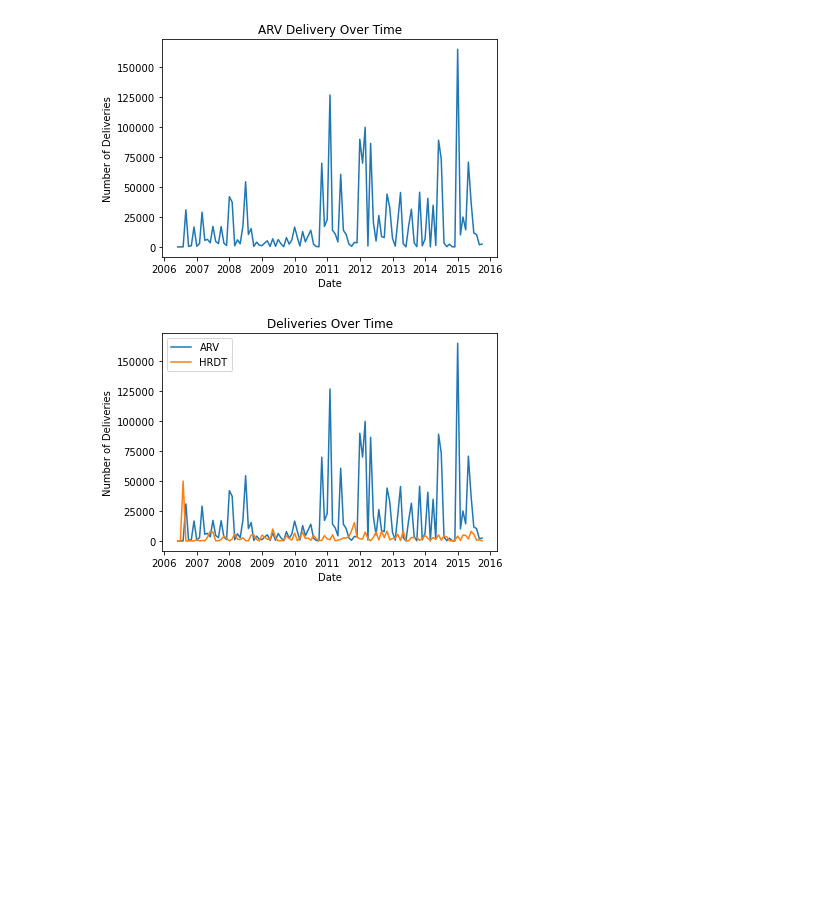
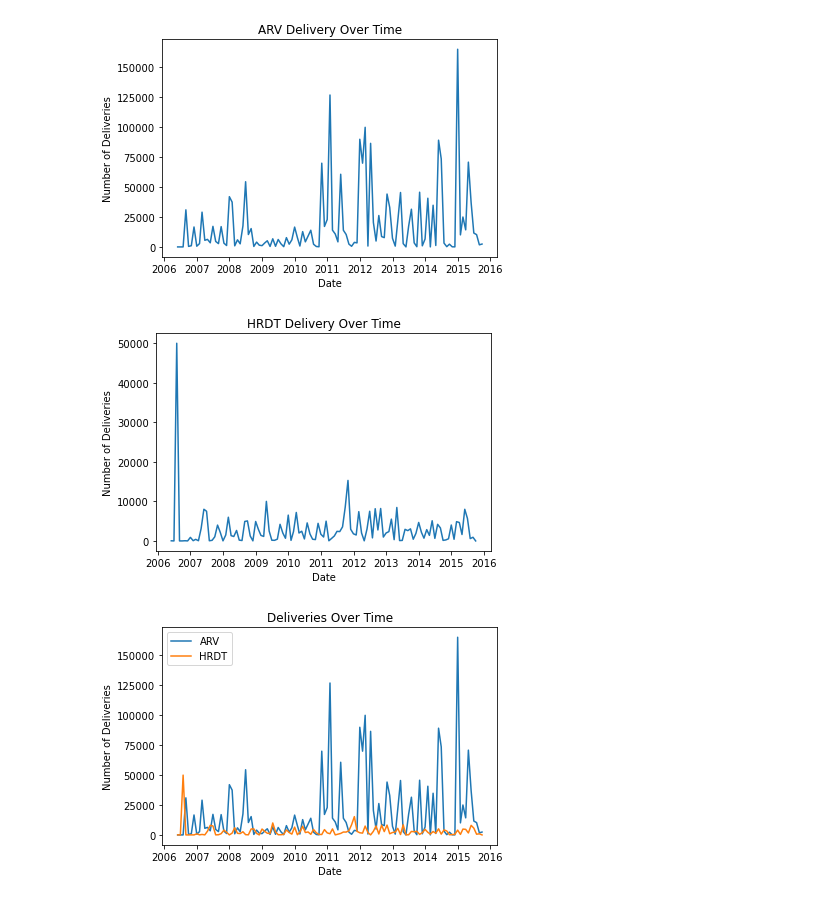
Before and after one commit to SBeyzaU/Demand-Forecasting, a Jupyter notebook: Working.ipynb, the cells around one changed output. Drawn from its saved outputs; the diff is of its cells as text; code cells hidden in the pictures; blank space fills up the shorter version.

```diff
--- a/Working.ipynb
+++ b/Working.ipynb
@@ -333,6 +337,18 @@ plt.ylabel('Number of Deliveries')
 plt.show()
 # %% [output]
 [figure]
+# %%
+plt.plot(ts_df.index, ts_df['HRDT'])
+
+# titles and labels
+plt.title('HRDT Delivery Over Time')
+plt.xlabel('Date')
+plt.ylabel('Number of Deliveries')
+
+
+plt.show()
+# %% [output]
+[figure, added]
 # %%
 # the data
 plt.plot(ts_df.index, ts_df['ARV'], label='ARV')
```
Also changed, not shown: parts of 16 cells of this notebook.
